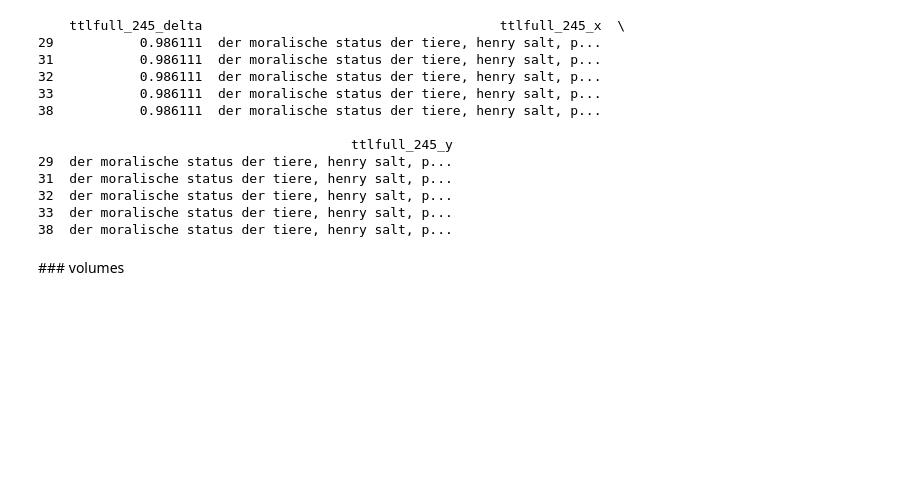
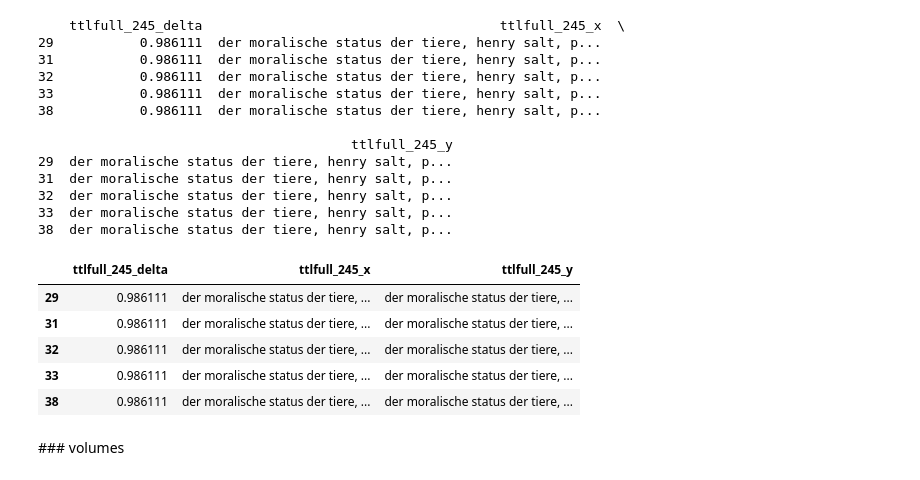
Before and after one commit to swissbib/clustering_metadata, a Jupyter notebook: 3_FeatureMatrixGeneration.ipynb, the cells around one changed output. Cells and saved outputs as stored; diff of their text form; code cells hidden in the pictures; blank space fills up the shorter version.

```diff
--- a/3_FeatureMatrixGeneration.ipynb
+++ b/3_FeatureMatrixGeneration.ipynb
@@ -361,6 +370,17 @@ print(df_feature_base[['ttlfull_245_delta', 'ttlfull_245_x', 'ttlfull_245_y']][
 32  der moralische status der tiere, henry salt, p...
 33  der moralische status der tiere, henry salt, p...
 38  der moralische status der tiere, henry salt, p...
+# %%
+display(df_feature_base[['ttlfull_245_delta', 'ttlfull_245_x', 'ttlfull_245_y']][
+    (df_feature_base.ttlfull_245_delta >= 0.9) & (df_feature_base.ttlfull_245_delta < 1.0)].head()
+     )
+# %% [output]
+|  | ttlfull_245_delta | ttlfull_245_x | ttlfull_245_y |
+| 29 | 0.986111 | der moralische status der tiere, ... | der moralische status der tiere, ... |
+| 31 | 0.986111 | der moralische status der tiere, ... | der moralische status der tiere, ... |
+| 32 | 0.986111 | der moralische status der tiere, ... | der moralische status der tiere, ... |
+| 33 | 0.986111 | der moralische status der tiere, ... | der moralische status der tiere, ... |
+| 38 | 0.986111 | der moralische status der tiere, ... | der moralische status der tiere, ... |
 # %% [markdown]
 ### volumes
 # %%
```
Also changed, not shown: parts of 12 cells of this notebook, 13 other files.
